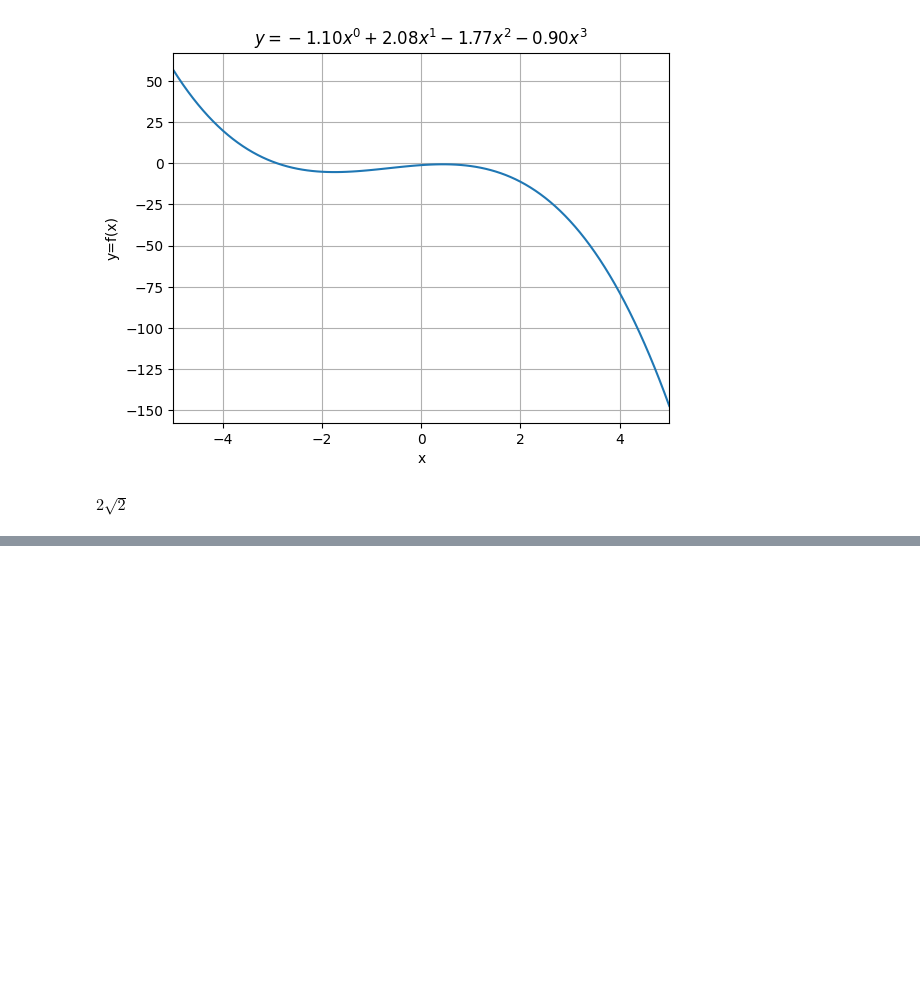
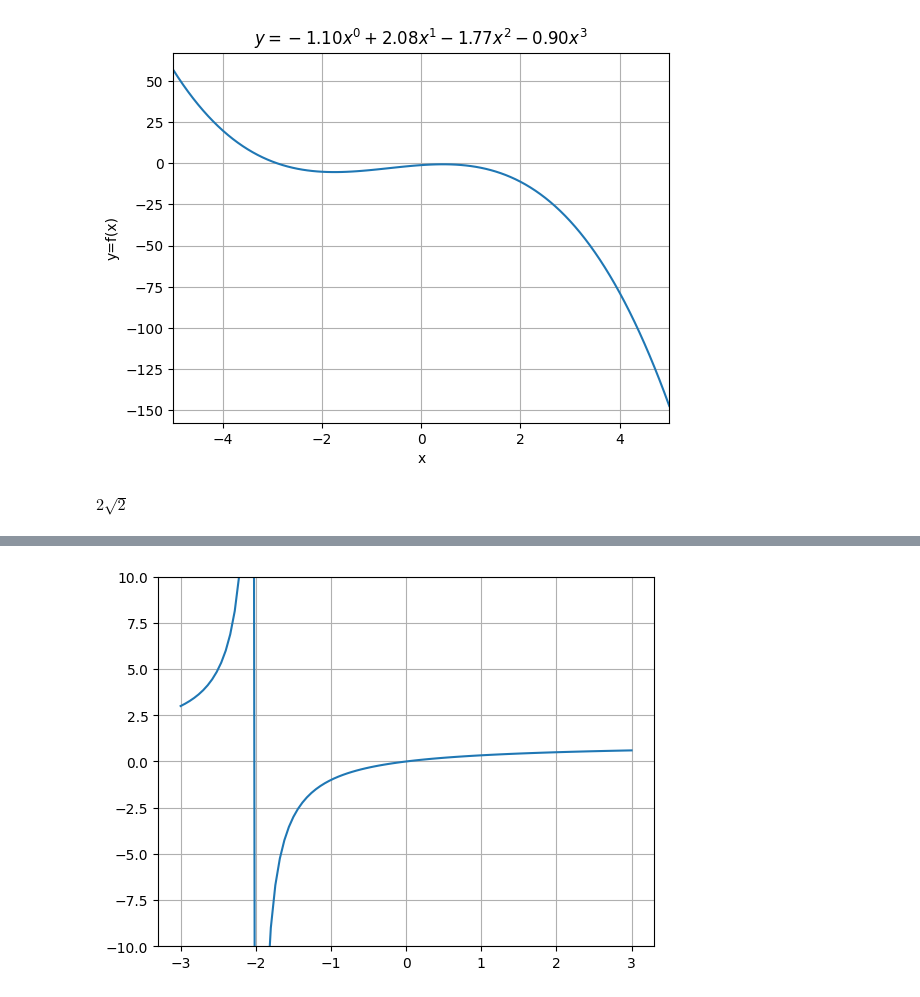
Before and after one commit to dennismwagiru/machine-learning, a Jupyter notebook: calculus/functions/polynomials.ipynb, the cells around one changed output, grey strips where cells are left out. Cells and saved outputs as stored; diff of their text form; code cells hidden in the pictures; blank space fills up the shorter version.

Commit message:
Lambdify Sympy functions

```diff
--- a/calculus/functions/polynomials.ipynb
+++ b/calculus/functions/polynomials.ipynb
@@ -38 +38,12 @@ sym.plot(s_y, (s_x, -3, 3), ylim=[-10,10], xlabel='x', ylabel='y=f(x)', title=f'
 <sympy.plotting.plot.Plot at 0x...>
+# %%
+xx = np.linspace(-3, 3, 101)
+fx = sym.lambdify(s_x, s_y)
+
+yy = fx(xx)
+plt.plot(xx, yy)
+plt.ylim(-10, 10)
+plt.grid()
+plt.show()
+# %% [output]
+[figure, added]
```
Also changed, not shown: parts of 1 cell of this notebook.
